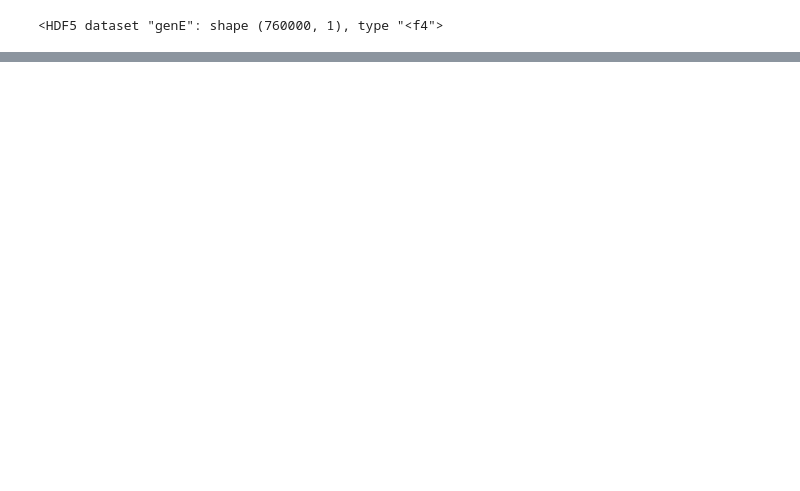
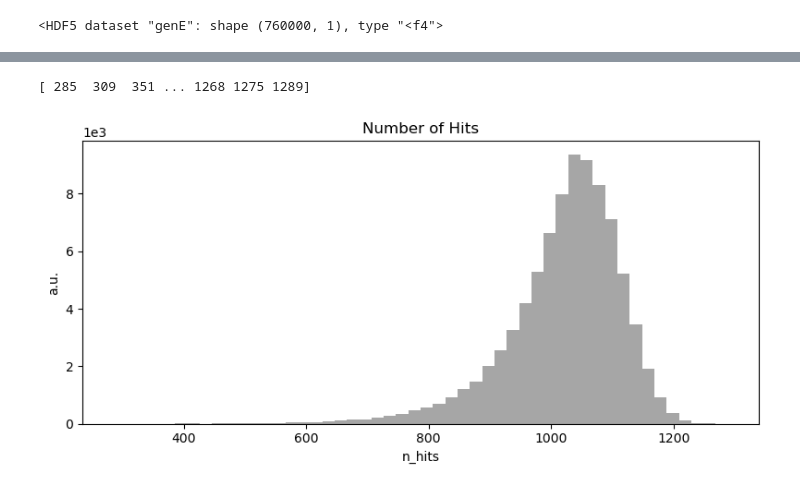
Before and after one commit to HenningRose/Shower_Visualization, a Jupyter notebook: CaloCloudsData.ipynb, the cells around one changed output, grey strips where cells are left out. Cells and saved outputs as stored; diff of their text form; code cells hidden in the pictures; blank space fills up the shorter version.

```diff
--- a/CaloCloudsData.ipynb
+++ b/CaloCloudsData.ipynb
@@ -132,0 +150,24 @@ plt.show()
+# %%
+plt.figure(figsize=(8, 4)) # Adjust figure size as needed
+
+
+your_array = np.array([...])  # Your array with 2 million entries
+
+n_hits = new_energy_xyz !=0
+
+counts_per_500 = n_hits.reshape(-1, size_of_event).sum(axis=1)
+print(counts_per_500)
+
+plt.title('Number of Hits')
+plt.hist(counts_per_500, bins=50, alpha=0.7,color='grey',histtype='stepfilled')
+plt.xlabel('n_hits')
+plt.ylabel('a.u.')
+plt.ticklabel_format(axis='y', style='sci', scilimits=(0,0))
+
+
+
+plt.tight_layout()
+plt.show()
+# %% [output]
+[ 285  309  351 ... 1268 1275 1289]
+[figure, added]
```
Also changed, not shown: parts of 8 cells of this notebook.
